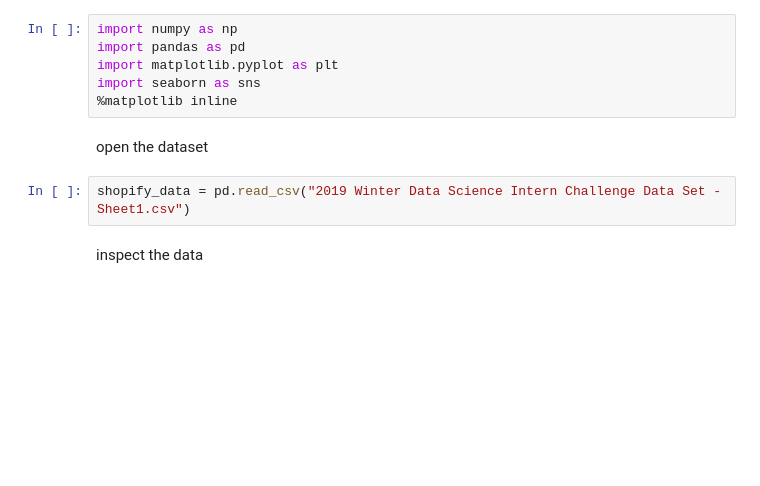
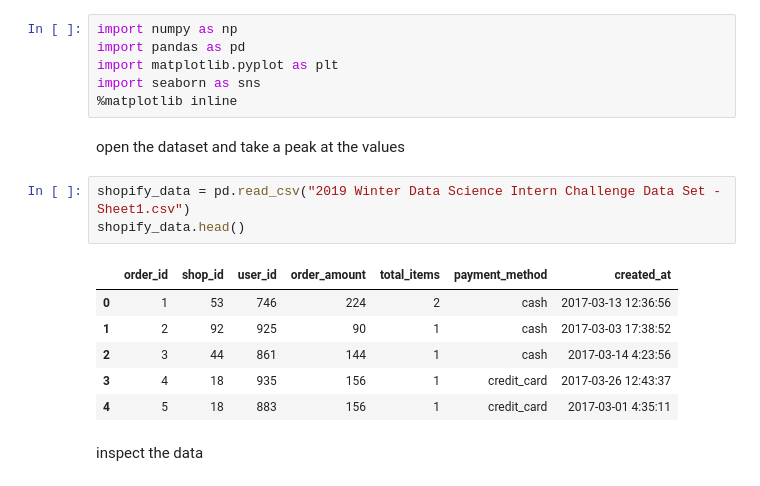
Before and after one commit to Iloabuchi-Collins/DataFest_JanuaryChallange, a Jupyter notebook: Challenge/jupyter_code.ipynb, the cells around one changed output. Drawn from its saved outputs; the diff is of its cells as text; blank space fills up the shorter version.

```diff
--- a/Challenge/jupyter_code.ipynb
+++ b/Challenge/jupyter_code.ipynb
@@ -7,9 +7,17 @@ import matplotlib.pyplot as plt
 import seaborn as sns
 %matplotlib inline
 # %% [markdown]
-open the dataset
+open the dataset and take a peak at the values
 # %%
 shopify_data = pd.read_csv("2019 Winter Data Science Intern Challenge Data Set - Sheet1.csv")
+shopify_data.head()
+# %% [output]
+|  | order_id | shop_id | user_id | order_amount | total_items | payment_method | created_at |
+| 0 | 1 | 53 | 746 | 224 | 2 | cash | 2017-03-13 12:36:56 |
+| 1 | 2 | 92 | 925 | 90 | 1 | cash | 2017-03-03 17:38:52 |
+| 2 | 3 | 44 | 861 | 144 | 1 | cash | 2017-03-14 4:23:56 |
+| 3 | 4 | 18 | 935 | 156 | 1 | credit_card | 2017-03-26 12:43:37 |
+| 4 | 5 | 18 | 883 | 156 | 1 | credit_card | 2017-03-01 4:35:11 |
 # %% [markdown]
 inspect the data
 # %%
```
Also changed, not shown: parts of 10 cells of this notebook, 1 other file.
